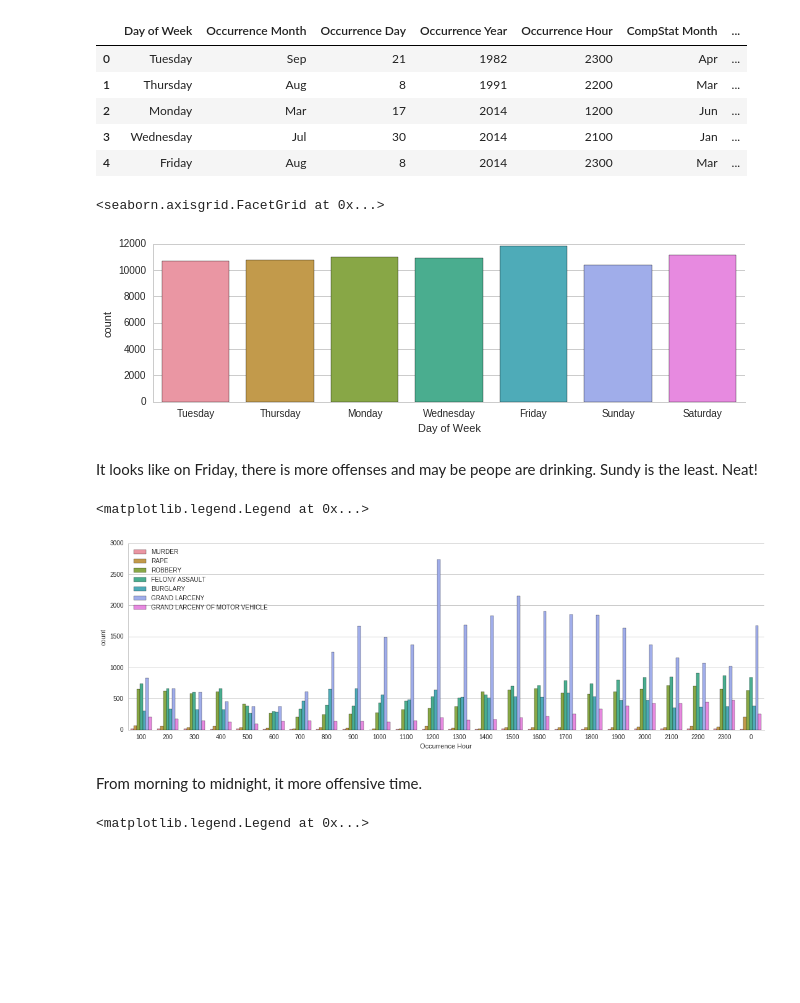
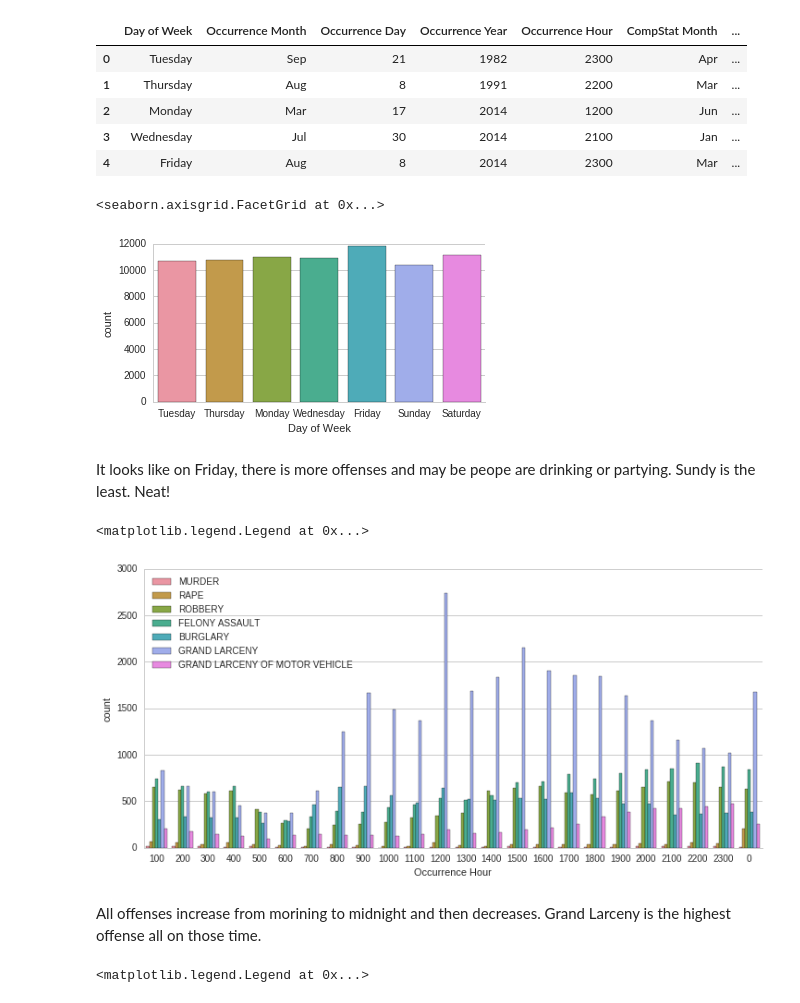
Before and after one commit to Raey2014/data_analysis_visualization, a Jupyter notebook: NY_crime_data_modified.ipynb, the cells around one changed output. Drawn from its saved outputs; the diff is of its cells as text; code cells hidden in the pictures; blank space fills up the shorter version.

```diff
--- a/NY_crime_data_modified.ipynb
+++ b/NY_crime_data_modified.ipynb
@@ -68,23 +68,23 @@ sns.set_style('whitegrid')
 from __future__ import division
 # %%
 # Let's first check which days are int highest offense
-sns.factorplot('Day of Week',data=Crime_ny_df, kind = 'count', size=3, aspect=3)
+sns.factorplot('Day of Week',data=Crime_ny_df, kind = 'count', size=3, aspect=1.8)
 # %% [output]
 <seaborn.axisgrid.FacetGrid at 0x...>
-[figure, old version]
+[figure, new version]
 # %% [markdown]
-It looks like on Friday,  there is more offenses and may be peope are drinking. Sundy is the least. Neat!
+It looks like on Friday, there is more offenses and may be peope are drinking or partying. Sundy is the least. Neat!
 # %%
 # At what time is more pronounced
 Y = np.array([100,200,300, 400, 500, 600, 700, 800, 900, 1000, 1100,1200,1300, 1400, 1500, 1600, 1700, 1800, 1900, 2000, 2100, 2200, 2300,0])
-sns.factorplot('Occurrence Hour',data=Crime_ny_df, kind = 'count',aspect = 3, size = 5, order=Y,
+sns.factorplot('Occurrence Hour',data=Crime_ny_df, kind = 'count',aspect = 2, size = 5, order=Y,
                hue = 'Offense', legend = False)
 plt.legend(loc='upper left')
 # %% [output]
 <matplotlib.legend.Legend at 0x...>
-[figure, old version]
+[figure, new version]
-# %% [markdown]
-From morning to midnight, it more offensive time.
+# %% [markdown]
+All offenses increase from morining to midnight and then decreases. Grand Larceny is the highest offense all on those time.
 # %%
 # At what time is more pronounced in each cities
 Y = np.array([100,200,300, 400, 500, 600, 700, 800, 900, 1000, 1100,1200,1300, 1400, 1500, 1600, 1700, 1800, 1900, 2000, 2100, 2200, 2300,0])
```
Also changed, not shown: parts of 13 cells of this notebook.
